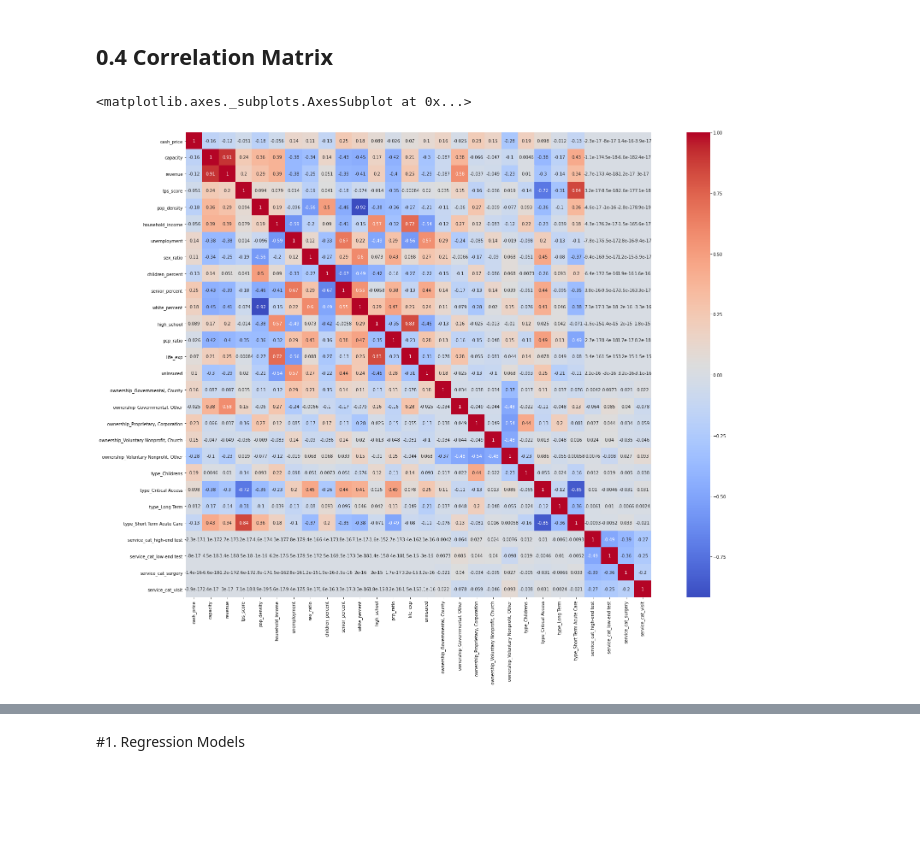
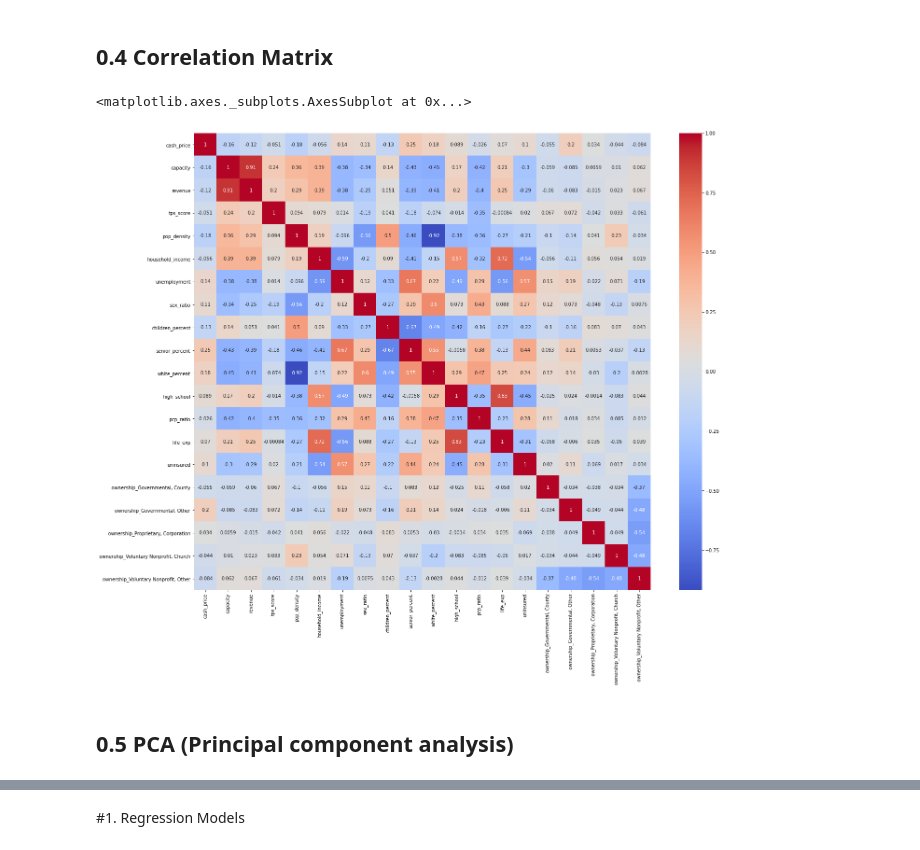
Before and after one commit to junting-huang/ds4a_project, a Jupyter notebook: regression_model.ipynb, the cells around one changed output, grey strips where cells are left out. Cells and saved outputs as stored; diff of their text form; code cells hidden in the pictures; blank space fills up the shorter version.

```diff
--- a/regression_model.ipynb
+++ b/regression_model.ipynb
@@ -137,13 +157,15 @@ df_cat
 ## 0.4 Correlation Matrix
 # %%
 # Correlation matrix (change the dataframe)
-corr_mat=df_cat.corr(method='pearson')
-plt.figure(figsize=(30,20))
+corr_mat=df_cat.drop(['service_cat_high-end test','service_cat_low-end test','service_cat_surgery','service_cat_visit','cpt_code'],axis=1).corr(method='pearson')
+plt.figure(figsize=(22,18))
 sns.heatmap(corr_mat,vmax=1,square=True,annot=True,cmap='coolwarm')
 # %% [output]
 <matplotlib.axes._subplots.AxesSubplot at 0x...>
-[figure, old version]
+[figure, new version]
 # %%
 # pairplot
 df_pair = df_st[['cash_price','capacity','pop_density','white_percent','senior_percent','household_income','uninsured','pcp_ratio']]
 sns.pairplot(df_pair)
+# %% [markdown]
+## 0.5 PCA (Principal component analysis)
```
Also changed, not shown: parts of 14 cells of this notebook.
